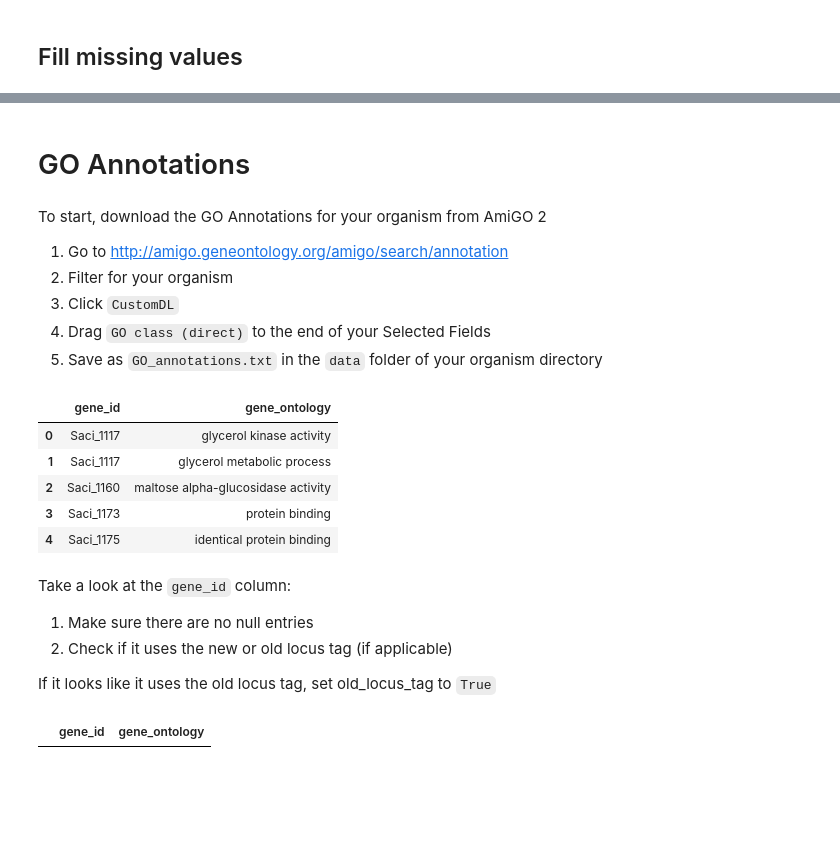
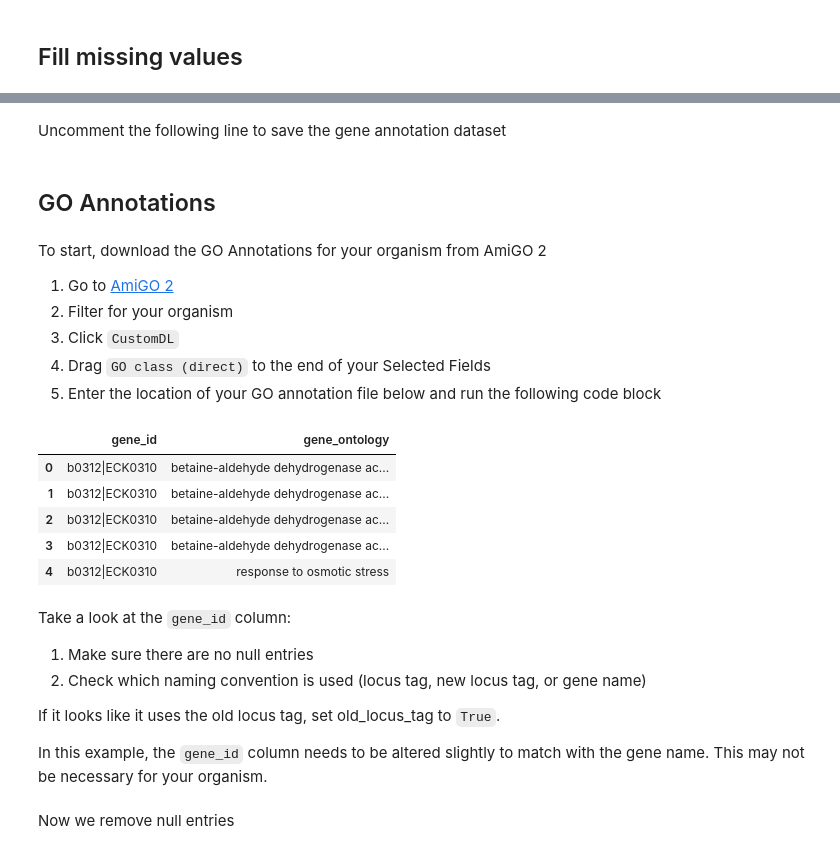
Before and after one commit to SBRG/pymodulon, a Jupyter notebook: docs/tutorials/creating_the_gene_table.ipynb, the cells around one changed output, grey strips where cells are left out. Cells and saved outputs as stored; diff of their text form; code cells hidden in the pictures; blank space fills up the shorter version.

```diff
--- a/docs/tutorials/creating_the_gene_table.ipynb
+++ b/docs/tutorials/creating_the_gene_table.ipynb
@@ -35,7 +34,7 @@ DF_annot.head()
 # %% [markdown]
 To ensure that the gene index used is identical to the expression matrix, load in your data.
 # %%
-DF_log_tpm = load_example_tpm()
+DF_log_tpm = example_data.load_example_tpm()
 DF_log_tpm.head()
 # %% [output]
 |  | Reference_1 | Reference_2 | Test_1 | Test_2 |
@@ -226,3 +276,0 @@ DF_annot['operon'] = DF_biocyc['operon']
-# %%
-# Temporarily remove warning
-pd.set_option('mode.chained_assignment', None)
@@ -280,0 +334,2 @@ DF_annot.to_csv(os.path.join(org_dir,'data','gene_info.csv'))
+# %% [markdown]
+Uncomment the following line to save the gene annotation dataset
@@ -281,28 +338,33 @@ DF_annot.to_csv(os.path.join(org_dir,'data','gene_info.csv'))
 # %% [markdown]
-# GO Annotations
+## GO Annotations
 # %% [markdown]
 To start, download the GO Annotations for your organism from AmiGO 2
-1. Go to http://amigo.geneontology.org/amigo/search/annotation
+
+1. Go to [AmiGO 2](http://amigo.geneontology.org/amigo/search/annotation)
 1. Filter for your organism
-1. Click `CustomDL`
-1. Drag `GO class (direct)` to the end of your Selected Fields
-1. Save as `GO_annotations.txt` in the `data` folder of your organism directory
+1. Click ``CustomDL``
+1. Drag ``GO class (direct)`` to the end of your Selected Fields
+1. Enter the location of your GO annotation file below and run the following code block
+# %%
+go_file = example_data.ecoli_go_example
 # %%
-DF_GO = pd.read_csv(os.path.join(org_dir,'data','GO_annotations.txt'),sep='\t',header=None,usecols=[2,10,17])
+DF_GO = pd.read_csv(go_file,sep='\t',header=None,usecols=[2,10,17])
 DF_GO.columns = ['gene_name','gene_id','gene_ontology']
 DF_GO.gene_id.fillna(DF_GO.gene_name,inplace=True)
 DF_GO = DF_GO[['gene_id','gene_ontology']]
 DF_GO.head()
 # %% [output]
 |  | gene_id | gene_ontology |
-| 0 | Saci_1117 | glycerol kinase activity |
-| 1 | Saci_1117 | glycerol metabolic process |
-| 2 | Saci_1160 | maltose alpha-glucosidase activity |
-| 3 | Saci_1173 | protein binding |
-| 4 | Saci_1175 | identical protein binding |
+| 0 | b0312|ECK0310 | betaine-aldehyde dehydrogenase ac... |
+| 1 | b0312|ECK0310 | betaine-aldehyde dehydrogenase ac... |
+| 2 | b0312|ECK0310 | betaine-aldehyde dehydrogenase ac... |
+| 3 | b0312|ECK0310 | betaine-aldehyde dehydrogenase ac... |
+| 4 | b0312|ECK0310 | response to osmotic stress |
 # %% [markdown]
-Take a look at the `gene_id` column:
+Take a look at the ``gene_id`` column:
 1. Make sure there are no null entries
-2. Check if it uses the new or old locus tag (if applicable)
+2. Check which naming convention is used (locus tag, new locus tag, or gene name)
 
-If it looks like it uses the old locus tag, set old_locus_tag to `True`
+If it looks like it uses the old locus tag, set old_locus_tag to ``True``.
+
+In this example, the ``gene_id`` column needs to be altered slightly to match with the gene name. This may not be necessary for your organism.
@@ -311,5 +380,5 @@ old_locus_tag = False
+# %% [markdown]
+Now we remove null entries
 # %%
-DF_GO[DF_GO.gene_id.isnull()]
+DF_GO = DF_GO[DF_GO.gene_id.notnull()]
-# %% [output]
-|  | gene_id | gene_ontology |
 # %%
```
Also changed, not shown: parts of 60 cells of this notebook, 1 other file.
